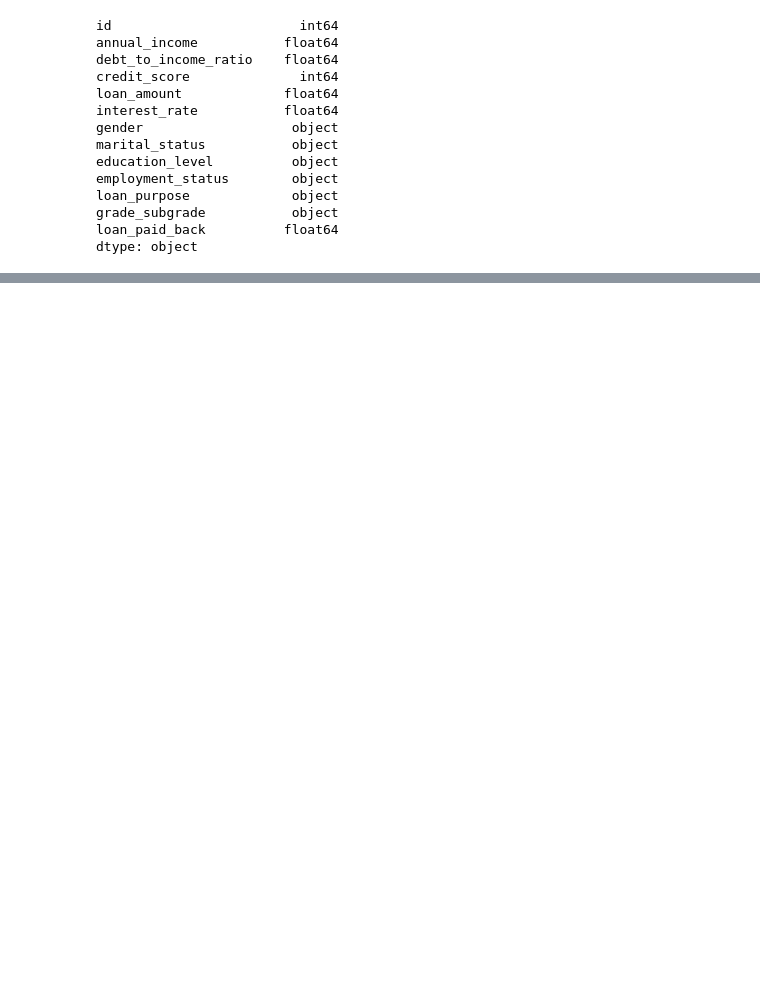
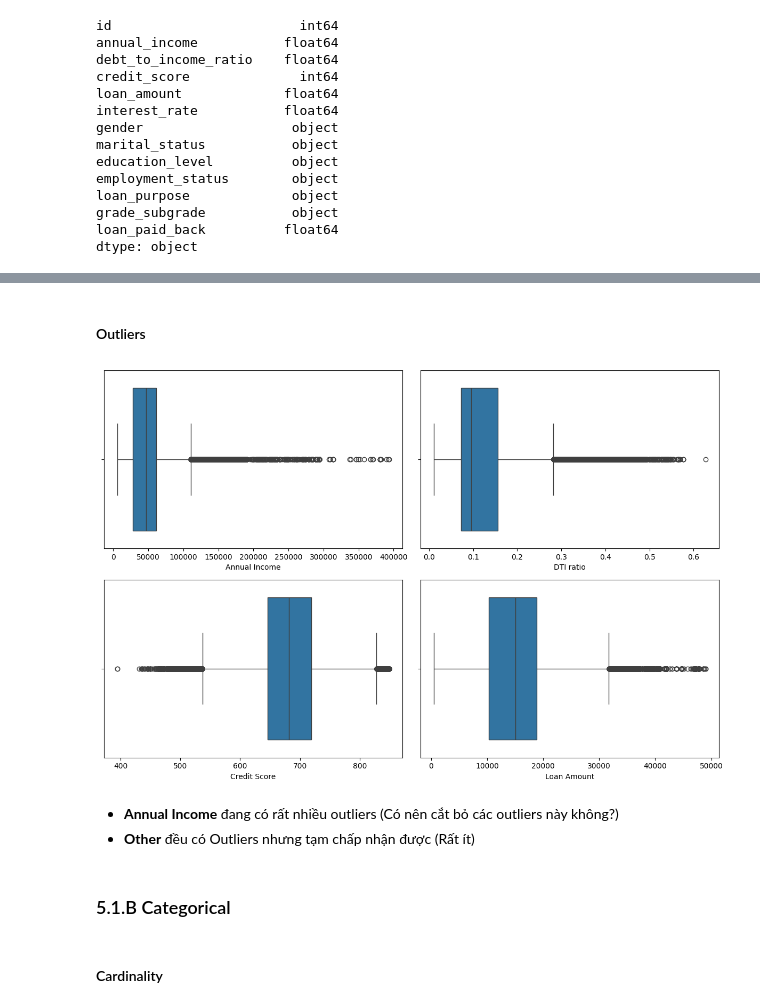
Before and after one commit to pikamanh/Predicting-Loan-Payback, a Jupyter notebook: test.ipynb, the cells around one changed output, grey strips where cells are left out. Saved outputs shown, nothing was run; the diff lists cells and outputs as text; code cells hidden in the pictures; blank space fills up the shorter version.

```diff
--- a/test.ipynb
+++ b/test.ipynb
@@ -322,0 +157,19 @@ train_features = train_features.drop(['id', 'annual_income', 'credit_score', 'lo
+# %% [markdown]
+#### Outliers
+# %%
+fig, ax = plt.subplots(nrows=2, ncols=2, figsize=figsize)
+
+sns.boxplot(numerical_data, x='Annual Income', ax=ax[0, 0])
+sns.boxplot(numerical_data, x='DTI ratio', ax=ax[0, 1])
+sns.boxplot(numerical_data, x='Credit Score', ax=ax[1, 0])
+sns.boxplot(numerical_data, x='Loan Amount', ax=ax[1, 1])
+
+fig.tight_layout()
+plt.show()
+# %% [output]
+[figure, added]
+# %% [markdown]
+- **Annual Income** đang có rất nhiều outliers (Có nên cắt bỏ các outliers này không?)
+- **Other** đều có Outliers nhưng tạm chấp nhận được (Rất ít)
+# %% [markdown]
+### 5.1.B Categorical
@@ -322,0 +178,2 @@ train_features = train_features.drop(['id', 'annual_income', 'credit_score', 'lo
+# %% [markdown]
+#### Cardinality
```
Also changed, not shown: parts of 75 cells of this notebook.
